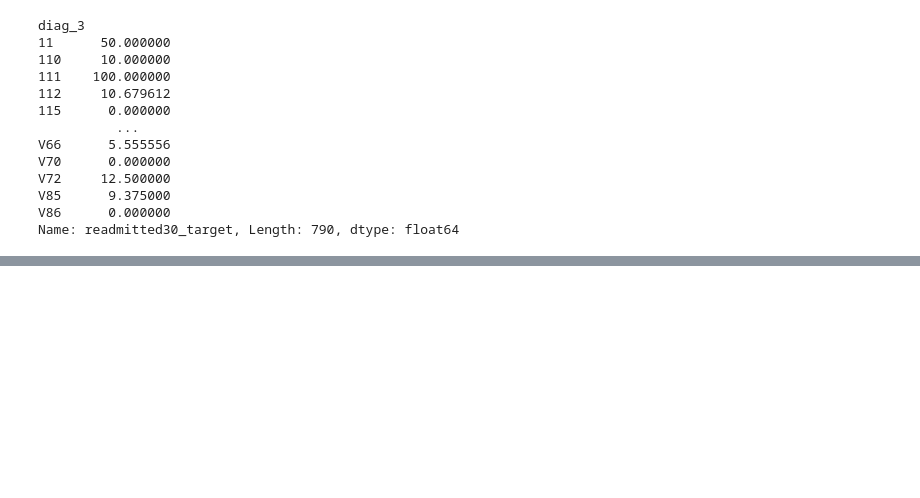
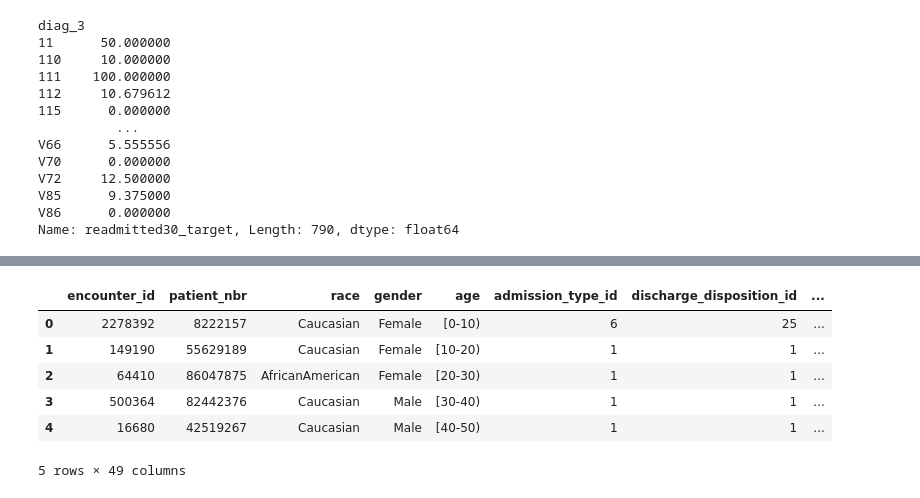
Before and after one commit to smritigupta9013/Healthcare, a Jupyter notebook: notebooks/01_eda.ipynb, the cells around one changed output, grey strips where cells are left out. Cells and saved outputs as stored; diff of their text form; code cells hidden in the pictures; blank space fills up the shorter version.

```diff
--- a/notebooks/01_eda.ipynb
+++ b/notebooks/01_eda.ipynb
@@ -1020,0 +1044,43 @@ Name: readmitted30_target, Length: 790, dtype: float64
+# %%
+df['A1Cresult'] = df['A1Cresult'].replace('null', 'None')
+df['max_glu_serum'] = df['max_glu_serum'].replace('null', 'None')
+# %%
+df['A1Cresult'] = df['A1Cresult'].fillna('None')
+df['max_glu_serum'] = df['max_glu_serum'].fillna('None')
+# %%
+def map_icd9(val):
+    if pd.isna(val) or val == '?':
+        return 'Other'
+
+    val = str(val).strip()
+
+    if val.startswith(('V', 'E')):
+        return 'Other'
+
+    if val.startswith('250'):
+        return 'Diabetes'
+
+    try:
+        code = float(val)
+    except ValueError:
+        return 'Other'
+
+    if (390 <= code <= 459) or code == 785:
+        return 'Circulatory'
+    elif (460 <= code <= 519) or code == 786:
+        return 'Respiratory'
+    elif (520 <= code <= 579) or code == 787:
+        return 'Digestive'
+    elif (580 <= code <= 629) or code == 788:
+        return 'Genitourinary'
+    elif 140 <= code <= 239:
+        return 'Neoplasms'
+    elif 710 <= code <= 739:
+        return 'Musculoskeletal'
+    elif 800 <= code <= 999:
+        return 'Injury'
+    else:
+        return 'Other'
+# %%
+for col in ['diag_1', 'diag_2', 'diag_3']:
+    df[f"{col}_group"] = df[col].apply(map_icd9)
@@ -1020,0 +1101,10 @@ Name: readmitted30_target, Length: 790, dtype: float64
+# %%
+df.head()
+# %% [output]
+|  | encounter_id | patient_nbr | race | gender | age | admission_type_id | discharge_disposition_id | ... |
+| 0 | 2278392 | 8222157 | Caucasian | Female | [0-10) | 6 | 25 | ... |
+| 1 | 149190 | 55629189 | Caucasian | Female | [10-20) | 1 | 1 | ... |
+| 2 | 64410 | 86047875 | AfricanAmerican | Female | [20-30) | 1 | 1 | ... |
+| 3 | 500364 | 82442376 | Caucasian | Male | [30-40) | 1 | 1 | ... |
+| 4 | 16680 | 42519267 | Caucasian | Male | [40-50) | 1 | 1 | ... |
+5 rows × 49 columns
```
Also changed, not shown: parts of 9 cells of this notebook.
